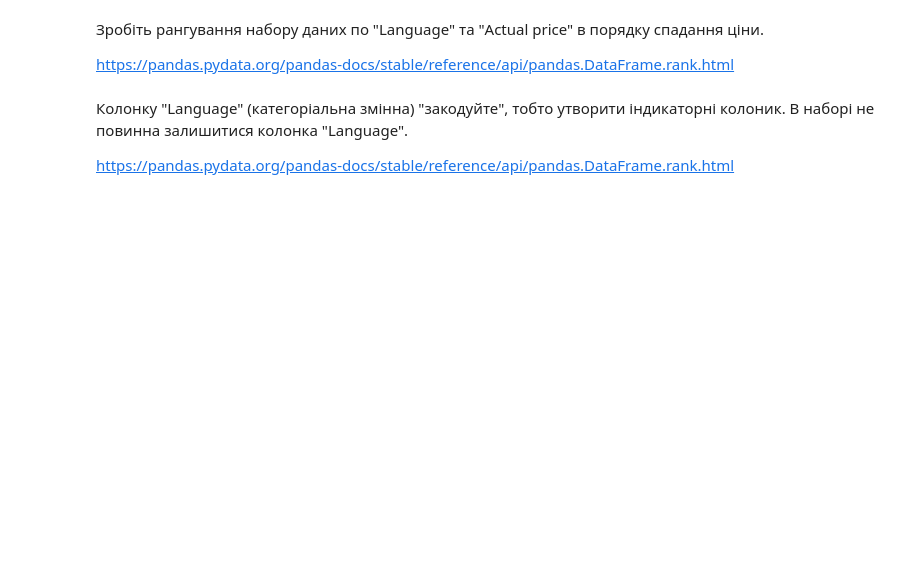
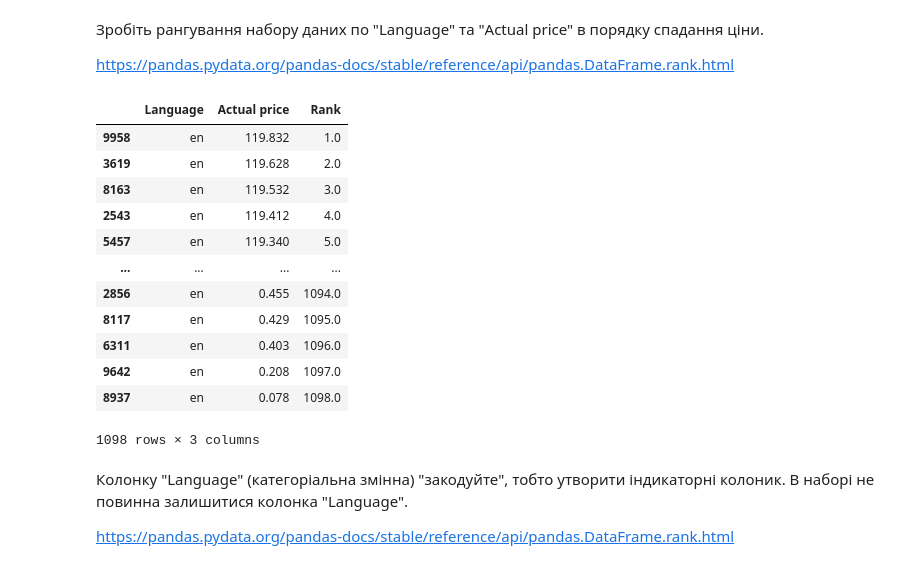
Before and after one commit to kmnsky/DS_Homework, a Jupyter notebook: Lab work 5.2.ipynb, the cells around one changed output. Cells and saved outputs as stored; diff of their text form; code cells hidden in the pictures; blank space fills up the shorter version.

```diff
--- a/Lab work 5.2.ipynb
+++ b/Lab work 5.2.ipynb
@@ -132,6 +200,24 @@ SyntaxError: invalid syntax (<ipython-input-24-decd0795126e>, line 1)
 Зробіть рангування набору даних по "Language" та "Actual price" в порядку спадання ціни.
 
 https://pandas.pydata.org/pandas-docs/stable/reference/api/pandas.DataFrame.rank.html
+# %%
+df_rank = df[['Language', 'Actual price']].copy()
+df_rank['Rank'] = df_rank.groupby(['Language'])['Actual price'].rank(ascending=False)
+df_rank.groupby('Language').get_group('en').sort_values(by='Rank')
+# %% [output]
+|  | Language | Actual price | Rank |
+| 9958 | en | 119.832 | 1.0 |
+| 3619 | en | 119.628 | 2.0 |
+| 8163 | en | 119.532 | 3.0 |
+| 2543 | en | 119.412 | 4.0 |
+| 5457 | en | 119.340 | 5.0 |
+| ... | ... | ... | ... |
+| 2856 | en | 0.455 | 1094.0 |
+| 8117 | en | 0.429 | 1095.0 |
+| 6311 | en | 0.403 | 1096.0 |
+| 9642 | en | 0.208 | 1097.0 |
+| 8937 | en | 0.078 | 1098.0 |
+1098 rows × 3 columns
 # %% [markdown]
 Колонку "Language" (категоріальна змінна) "закодуйте", тобто утворити індикаторні колоник. В наборі не повинна залишитися колонка "Language".
 
```
Also changed, not shown: parts of 15 cells of this notebook, 1 other file.
